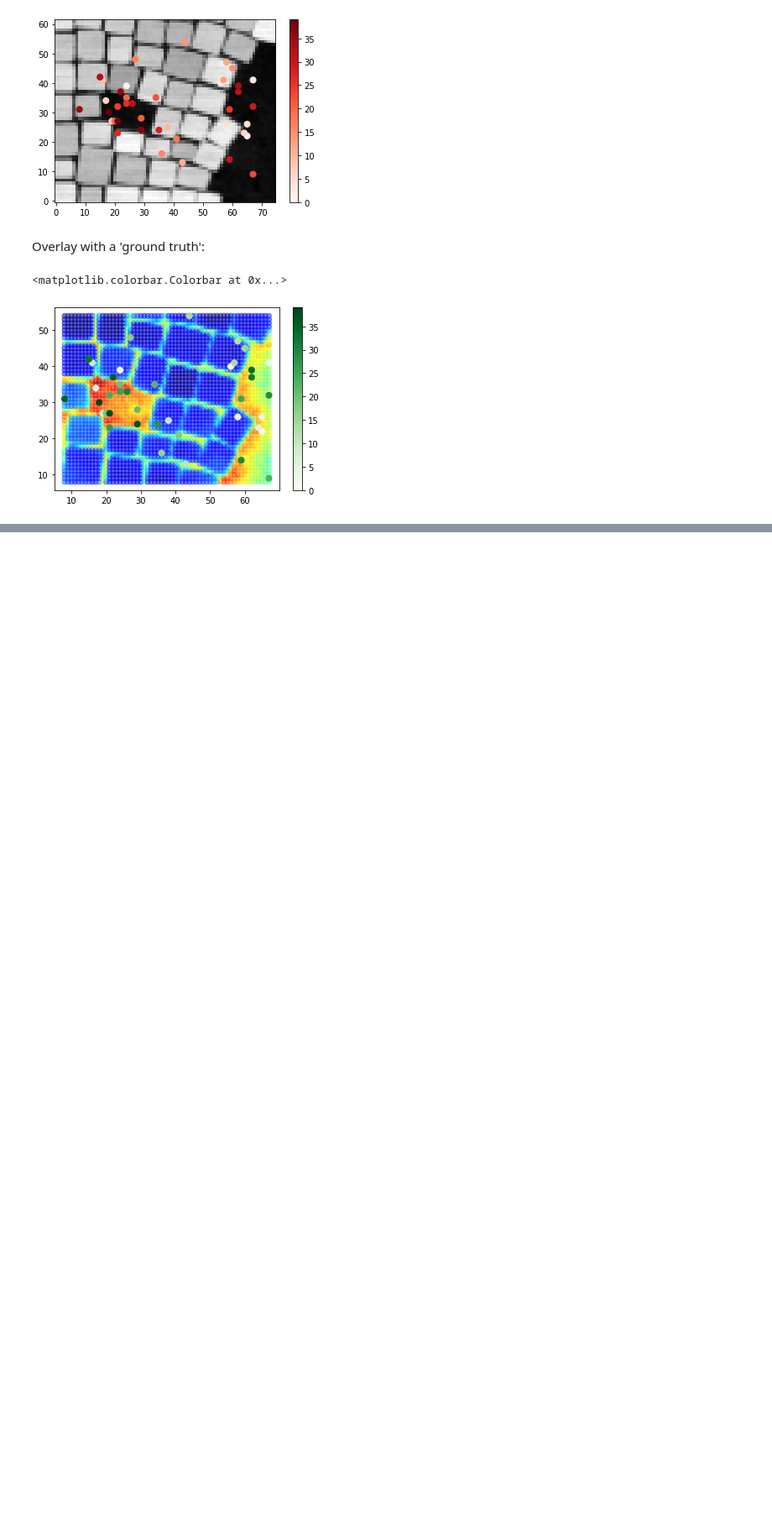
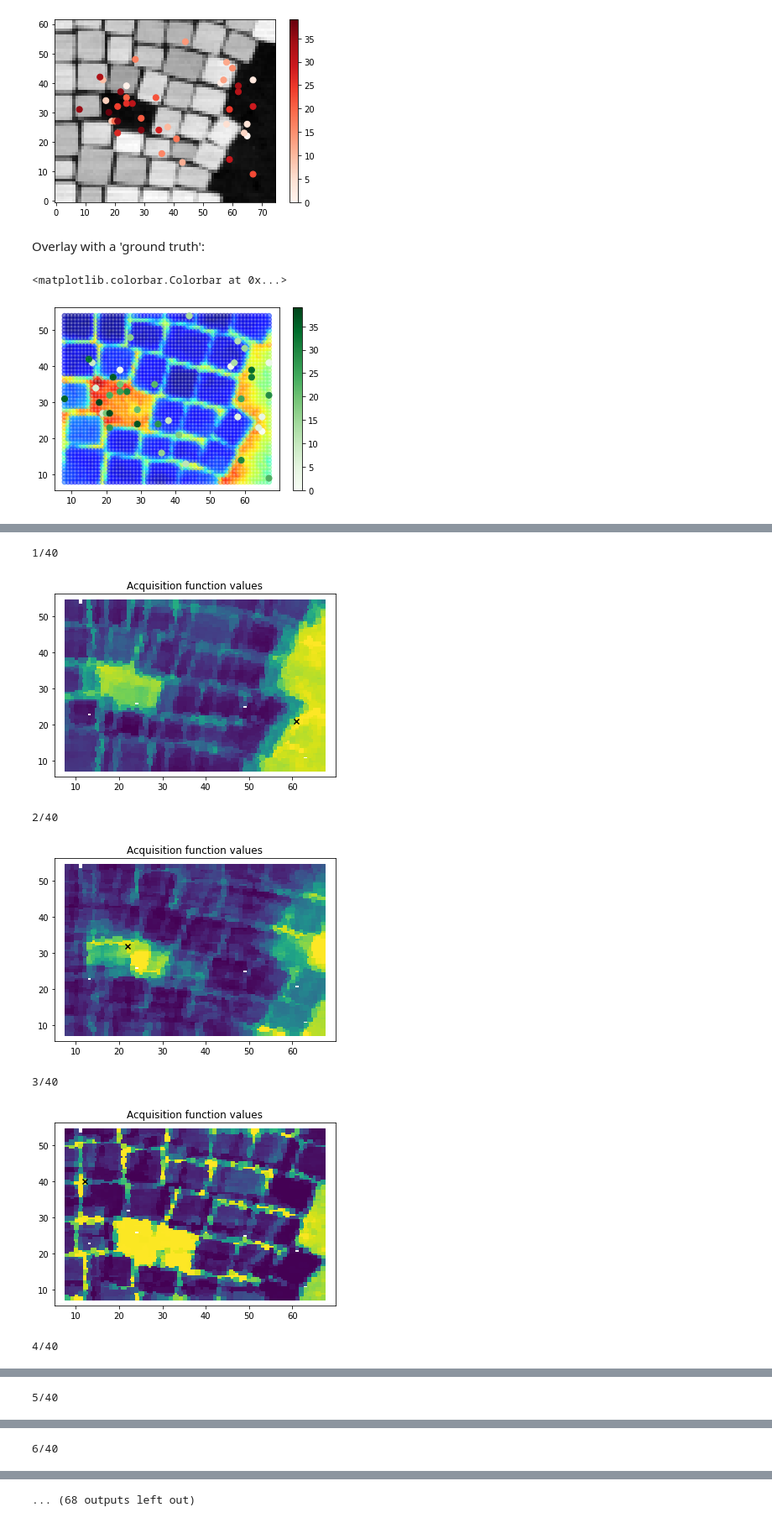
Before and after one commit to ziatdinovmax/gpax, a Jupyter notebook: examples/gpax_viDKL_plasmons.ipynb, the cells around one changed output, grey strips where cells are left out. Shown at 84% size. Drawn from its saved outputs; the diff is of its cells as text; code cells hidden in the pictures; blank space fills up the shorter version.

Commit message:
Add example with ensemble of DKL models

```diff
--- a/examples/gpax_viDKL_plasmons.ipynb
+++ b/examples/gpax_viDKL_plasmons.ipynb
@@ -301,0 +308,44 @@ Looks like it did a pretty good job identifying the regions where a physical beh
+# %%
+(X_train, X_test, y_train, y_test,
+  indices_train, indices_test) = train_test_split(
+      X, y, indices_all, test_size=0.998, shuffle=True, random_state=1)
+
+seed_points = len(X_train)
+
+
+exploration_steps = 40
+
+key1, key2 = gpax.utils.get_keys()
+for e in range(exploration_steps):
+    print("{}/{}".format(e+1, exploration_steps))
+    # update GP posterior
+    dkl = gpax.viDKL(data_dim, 2)
+    mu_all, var_all = dkl.fit_predict(  # train an ensemble of 5 DKL models
+        key1, X_train, y_train, X_test, n_models=5, num_steps=100, step_size=0.05)
+    # average over ensemble predictions
+    mu = mu_all.mean(0)
+    sig = np.sqrt(var_all.mean(0))  # standard deviation
+    # Compute UCB acquisition function (equivalent to the one above)
+    obj = mu + 2 * sig
+    # Select next point to "measure"
+    next_point_idx = obj.argmax()
+    next_point = indices_test[next_point_idx]
+    # Do "measurement"
+    measured_point = y_test[next_point_idx]
+    # Plot current result
+    plot_result(indices_test, obj)
+    # Append to the arrays of measured points
+    X_train = np.append(X_train, X_test[next_point_idx][None], 0)
+    X_test = np.delete(X_test, next_point_idx, 0)
+    y_train = np.append(y_train, measured_point)
+    y_test = np.delete(y_test, next_point_idx)
+    indices_train = np.append(indices_train, next_point[None], 0)
+    indices_test = np.delete(indices_test, next_point_idx, 0)
+# %% [output]
+1/40
+[figure, added]
+2/40
+[figure, added]
+3/40
+[figure, added]
+4/40
@@ -301,0 +353 @@ Looks like it did a pretty good job identifying the regions where a physical beh
+5/40
@@ -301,0 +355 @@ Looks like it did a pretty good job identifying the regions where a physical beh
+6/40
@@ -301,0 +357 @@ Looks like it did a pretty good job identifying the regions where a physical beh
+... (68 outputs left out)
```
Also changed, not shown: parts of 9 cells of this notebook.
